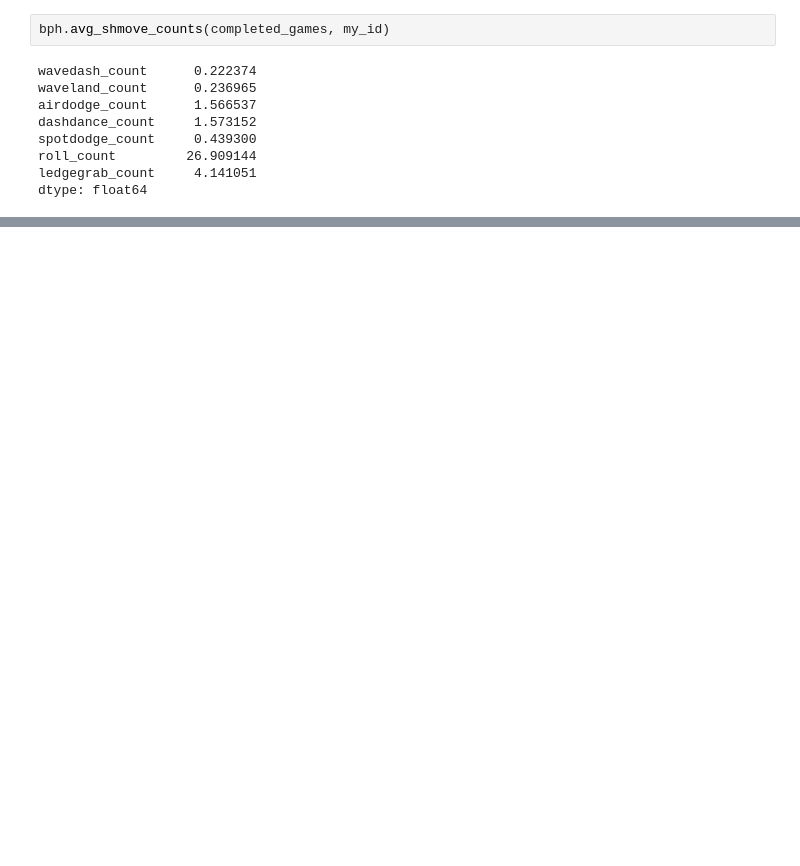
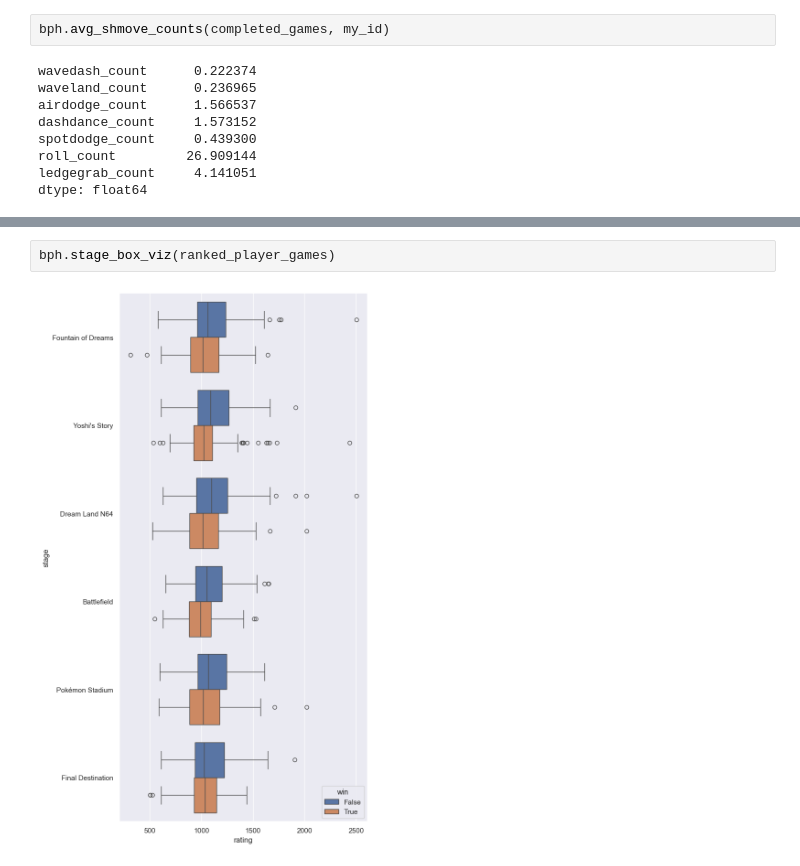
Before and after one commit to EvanBurchard/blempamhmuuuuummm, a Jupyter notebook: melee_stats.ipynb, the cells around one changed output, grey strips where cells are left out. Cells and saved outputs as stored; diff of their text form; blank space fills up the shorter version.

```diff
--- a/melee_stats.ipynb
+++ b/melee_stats.ipynb
@@ -180,0 +209,4 @@ dtype: float64
+# %%
+bph.stage_box_viz(ranked_player_games)
+# %% [output]
+[figure, added]
```
Also changed, not shown: parts of 12 cells of this notebook, 4 other files.
